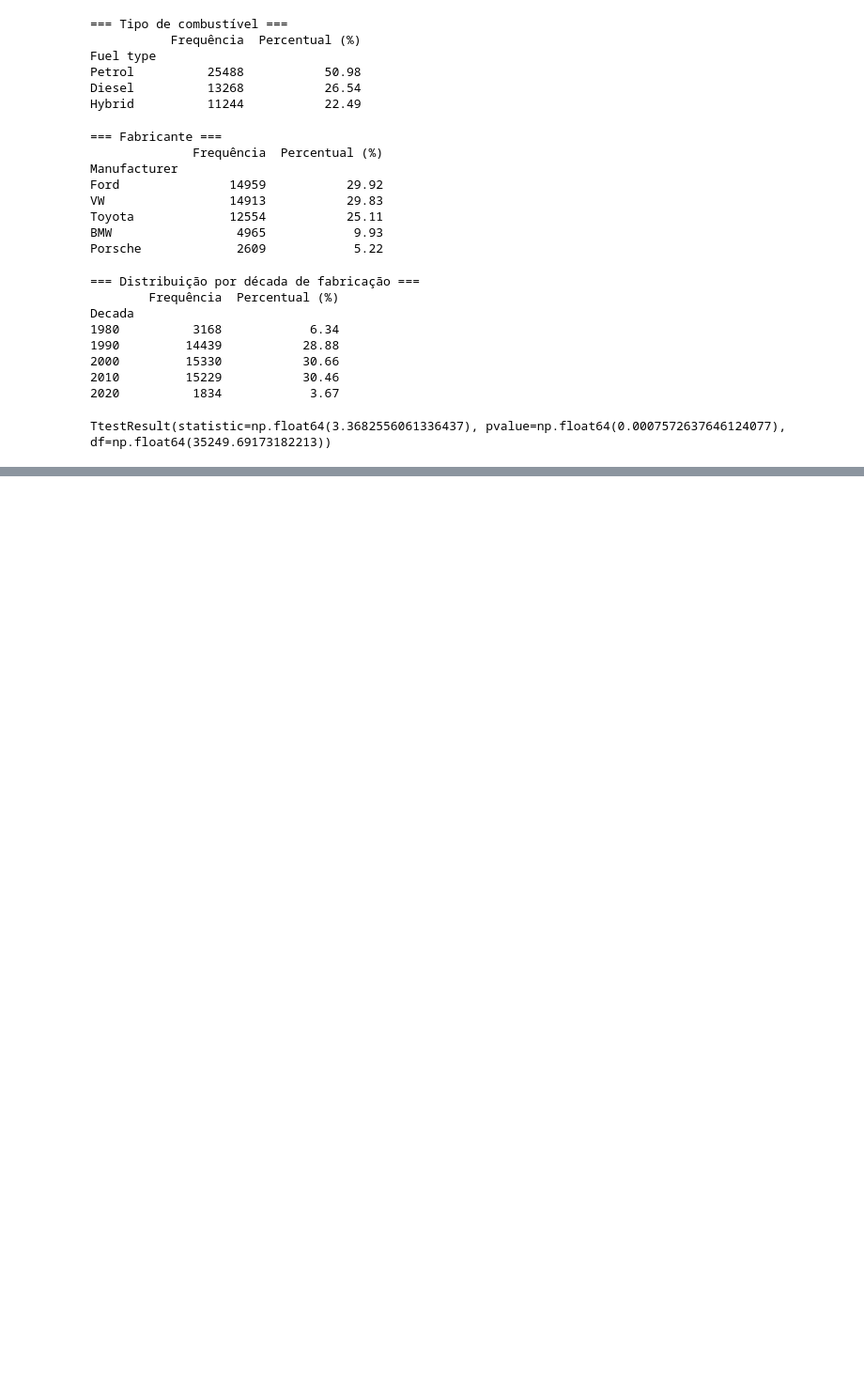
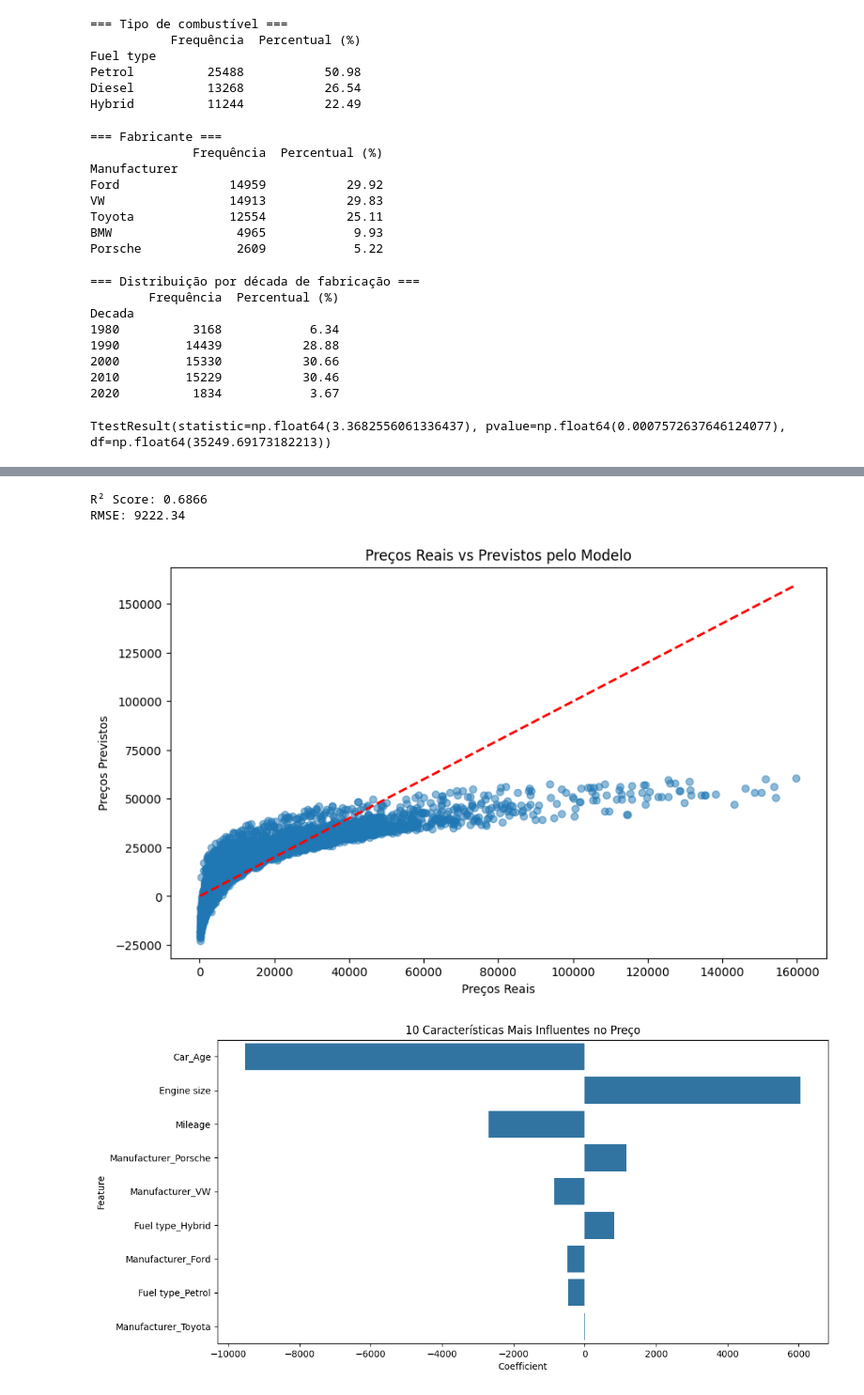
Before and after one commit to RodrigoMrqs/Analise-estat-stica-sobre-vendas-de-carros, a Jupyter notebook: main.ipynb, the cells around one changed output, grey strips where cells are left out. Shown: that part at 94% size. Cells and saved outputs as stored; diff of their text form; code cells hidden in the pictures; blank space fills up the shorter version.

```diff
--- a/main.ipynb
+++ b/main.ipynb
@@ -155,0 +218,60 @@ TtestResult(statistic=np.float64(3.3682556061336437), pvalue=np.float64(0.000757
+# %%
+# Implementação de modelos de regressão linear
+from sklearn.model_selection import train_test_split
+from sklearn.linear_model import LinearRegression
+from sklearn.preprocessing import StandardScaler
+from sklearn.metrics import r2_score, mean_squared_error
+import numpy as np
+
+# Preparando os dados para o modelo
+X = df[['Engine size', 'Car_Age', 'Mileage']]
+y = df['Price']
+
+# Criando variáveis dummy para características categóricas
+X = pd.get_dummies(df[['Engine size', 'Car_Age', 'Mileage', 'Fuel type', 'Manufacturer']], drop_first=True)
+
+# Dividindo os dados em treino e teste
+X_train, X_test, y_train, y_test = train_test_split(X, y, test_size=0.2, random_state=42)
+
+# Normalizando os dados
+scaler = StandardScaler()
+X_train_scaled = scaler.fit_transform(X_train)
+X_test_scaled = scaler.transform(X_test)
+
+# Treinando o modelo
+model = LinearRegression()
+model.fit(X_train_scaled, y_train)
+
+# Fazendo previsões
+y_pred = model.predict(X_test_scaled)
+
+# Avaliando o modelo
+r2 = r2_score(y_test, y_pred)
+rmse = np.sqrt(mean_squared_error(y_test, y_pred))
+
+print(f'R² Score: {r2:.4f}')
+print(f'RMSE: {rmse:.2f}')
+
+# Visualizando previsões vs valores reais
+plt.figure(figsize=(10, 6))
+plt.scatter(y_test, y_pred, alpha=0.5)
+plt.plot([y_test.min(), y_test.max()], [y_test.min(), y_test.max()], 'r--', lw=2)
+plt.xlabel('Preços Reais')
+plt.ylabel('Preços Previstos')
+plt.title('Preços Reais vs Previstos pelo Modelo')
+plt.show()
+
+# Analisando coeficientes mais importantes
+coef_df = pd.DataFrame({'Feature': X.columns, 'Coefficient': model.coef_})
+coef_df['Abs_Coefficient'] = abs(coef_df['Coefficient'])
+coef_df = coef_df.sort_values('Abs_Coefficient', ascending=False)
+
+plt.figure(figsize=(12, 6))
+sns.barplot(data=coef_df.head(10), x='Coefficient', y='Feature')
+plt.title('10 Características Mais Influentes no Preço')
+plt.show()
+# %% [output]
+R² Score: 0.6866
+RMSE: 9222.34
+[figure, added]
+[figure, added]
```
Also changed, not shown: parts of 4 cells of this notebook.
